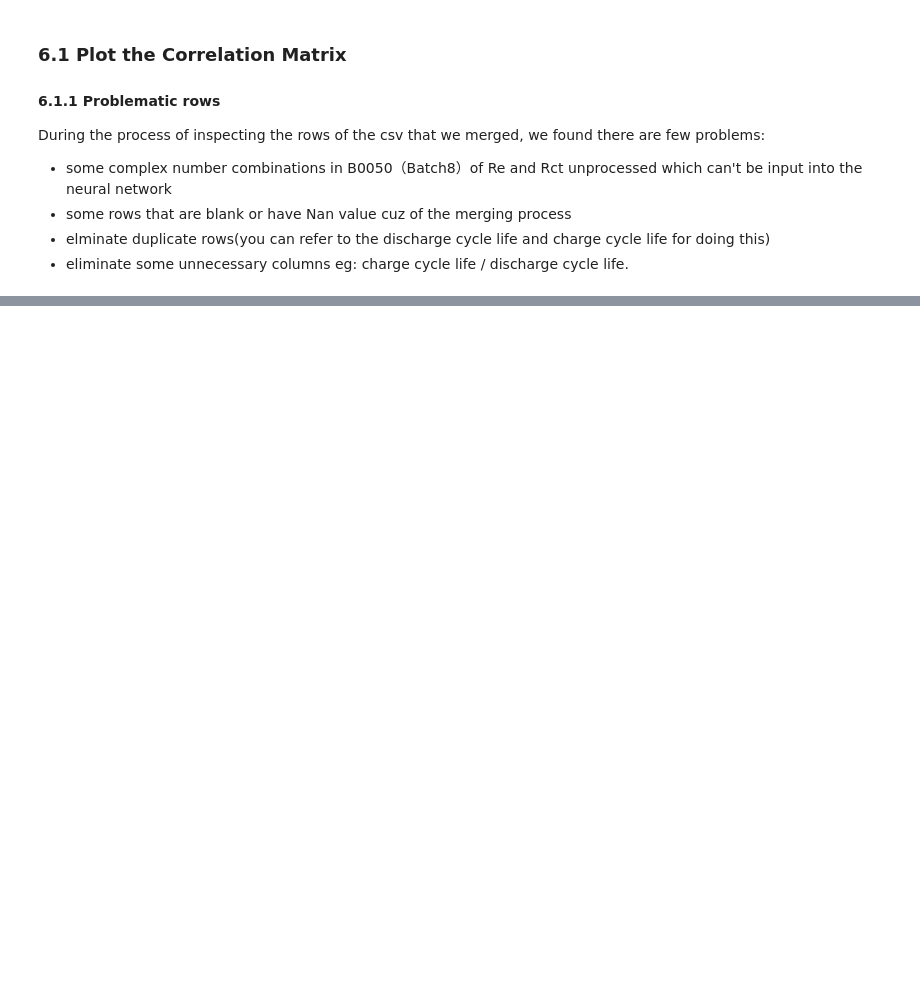
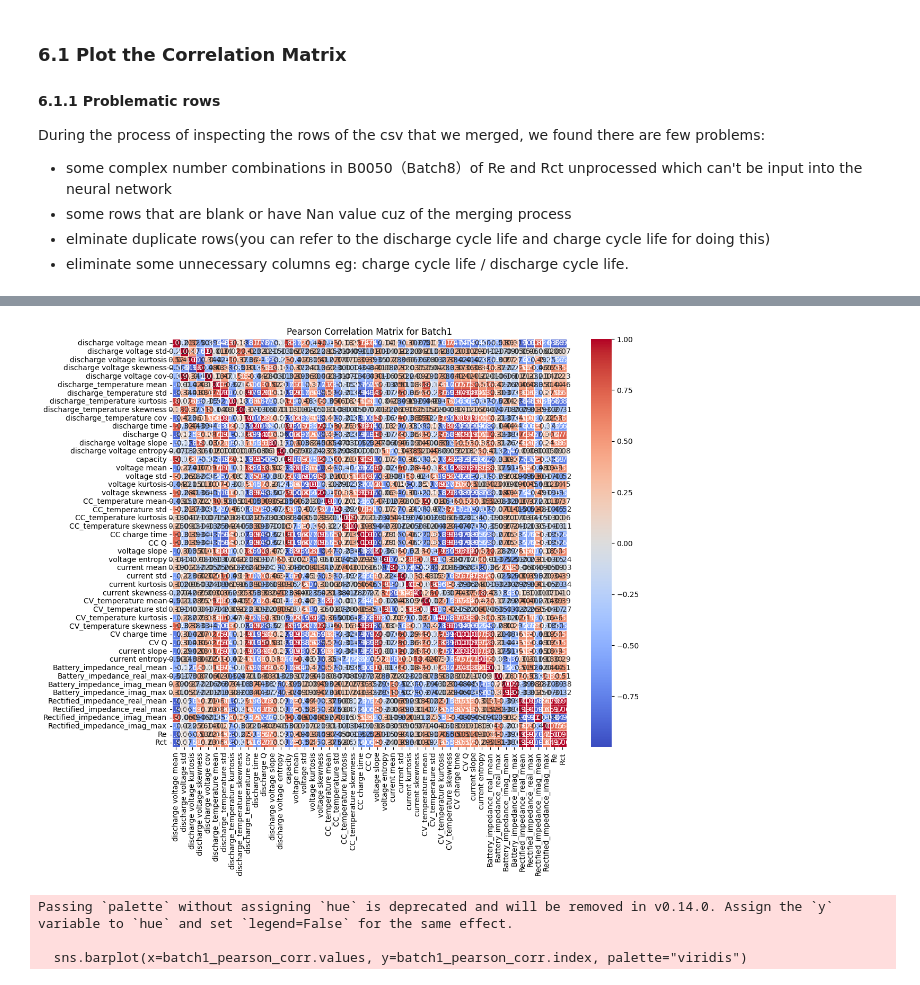
Before and after one commit to JonathanZha47/Battery-dataset-preprocessing-code-library, a Jupyter notebook: NASAdataextract/NASAextract.ipynb, the cells around one changed output, grey strips where cells are left out. Cells and saved outputs as stored; diff of their text form; code cells hidden in the pictures; blank space fills up the shorter version.

```diff
--- a/NASAdataextract/NASAextract.ipynb
+++ b/NASAdataextract/NASAextract.ipynb
@@ -182,16 +184,26 @@ All the data will be saved to the path NASA/ChargeOutput
 Before this step, you should run the NASA/NASAdataextract/NASAmatscript/NASAchargeExtract.m in the MATLAB for generating necessary data from source data.
 # %%
 
-def process_charge_csv(file_path):
+def process_charge_csv(file_path, cc_cv_output):
     data = pd.read_csv(file_path)
     results = []
-
+    # Extract battery identifier from file name
+    battery_id = os.path.basename(file_path).split('_')[0]
     for cycle_life, cycle_data in data.groupby('Cycle Life'):
         cc_data, cv_data = separate_cc_cv(cycle_data)
-
         if cc_data is None or cv_data is None:
             print(f"Skipping Cycle Life {cycle_life} in file {file_path} due to missing CC/CV separation")
             continue
+
+        # TODO: turn the cc_data and cv_data into a dataframe and saved into a csv based on the batteries(eg: B0005)
+        if not cc_data.empty:
+            cc_data.to_csv(os.path.join(cc_cv_output, f'{battery_id}_Cycle_{cycle_life}_CC.csv'), index=False)
+
+        if not cv_data.empty:
+            cv_data.to_csv(os.path.join(cc_cv_output, f'{battery_id}_Cycle_{cycle_life}_CV.csv'), index=False)
+
+        cc_features = {}
+        cv_features = {}
 
         if not cc_data.empty:
             cc_features = calculate_CC_features(cc_data)
@@ -225,6 +237,7 @@ Batch = {'Batch1': Batch1, 'Batch2': Batch2, 'Batch3': Batch3, 'Batch4': Batch4,
 # 设置文件夹路径
 root = '/Users/jonathanzha/Desktop/Battery-dataset-preprocessing-code-library/NASA/ChargeExtract'
 output_folder = '/Users/jonathanzha/Desktop/Battery-dataset-preprocessing-code-library/NASA/ChargeOutput'
+cc_cv_output = '/Users/jonathanzha/Desktop/Battery-dataset-preprocessing-code-library/NASA/CC_CV_Output'
 files = [f for f in os.listdir(root) if f.endswith('.csv')]
 
 all_results = []
@@ -235,7 +248,7 @@ for batch in Batch:
         if not file:
             continue
         file_path = os.path.join(root, file[0])
-        df = process_charge_csv(file_path)
+        df = process_charge_csv(file_path, cc_cv_output)
         all_results.append(df)
         final_charge_df = pd.concat(all_results, ignore_index=True)
         if(not os.path.exists(os.path.join(output_folder, batch))):
@@ -610,0 +628,56 @@ Data cleaning completed.
+# %%
+import pandas as pd
+import seaborn as sns
+import matplotlib.pyplot as plt
+import os
+
+# Battery batch information
+Batch1 = ['B0005', 'B0006', 'B0007', 'B0018']
+Batch = {'Batch1': Batch1}
+
+# Set the output folder path
+output_folder = '/Users/jonathanzha/Desktop/Battery-dataset-preprocessing-code-library/NASA/MergedOutput'
+
+batch1_data = []
+
+# Load features from Batch1
+for batch in Batch:
+    batch_folder = os.path.join(output_folder, batch)
+    if os.path.exists(batch_folder):
+        files = [f for f in os.listdir(batch_folder) if f.endswith('_Merged_discharge+charge+impedance.csv')]
+        for file in files:
+            file_path = os.path.join(batch_folder, file)
+            data = pd.read_csv(file_path)
+            batch1_data.append(data)
+
+# Combine data for Batch1 into one DataFrame
+batch1_combined_data = pd.concat(batch1_data, ignore_index=True)
+
+# Compute the Pearson correlation matrix for Batch1
+batch1_correlation_matrix = batch1_combined_data.corr()
+
+# Display the correlation matrix for Batch1
+print("Pearson Correlation Matrix for Batch1:")
+print(batch1_correlation_matrix)
+
+# Plotting the Pearson correlation matrix for Batch1
+plt.figure(figsize=(12, 10))
+sns.heatmap(batch1_correlation_matrix, annot=True, cmap='coolwarm', fmt='.2f', linewidths=0.5)
+plt.title('Pearson Correlation Matrix for Batch1')
+plt.show()
+
+# Plotting the Pearson correlation coefficients for 'capacity' in Batch1
+if 'capacity' in batch1_combined_data.columns:
+    batch1_pearson_corr = batch1_correlation_matrix['capacity'].drop('capacity')
+
+    plt.figure(figsize=(10, 8))
+    sns.barplot(x=batch1_pearson_corr.values, y=batch1_pearson_corr.index, palette="viridis")
+    plt.title('Pearson Correlation with Capacity for Batch1')
+    plt.xlabel('Pearson Correlation Coefficient')
+    plt.ylabel('Features')
+    plt.grid(True)  # Add grid lines for better readability
+    plt.tight_layout()  # Adjust the layout to make room for the labels
+    plt.show()
+else:
+    print("Column 'capacity' not found in the data.")
+# %% [output]
@@ -610,0 +701,4 @@ Data cleaning completed.
+[figure, added]
+Passing `palette` without assigning `hue` is deprecated and will be removed in v0.14.0. Assign the `y` variable to `hue` and set `legend=False` for the same effect.
+
+  sns.barplot(x=batch1_pearson_corr.values, y=batch1_pearson_corr.index, palette="viridis")
```
Also changed, not shown: parts of 5 cells of this notebook, 2 other files.
